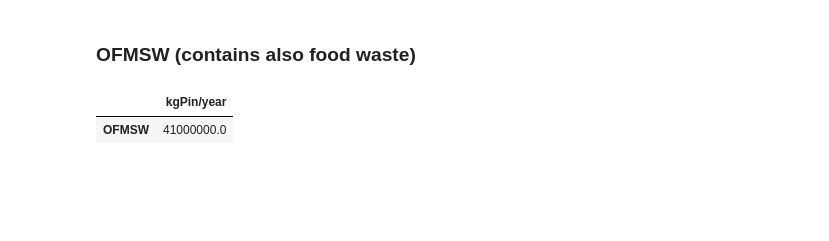
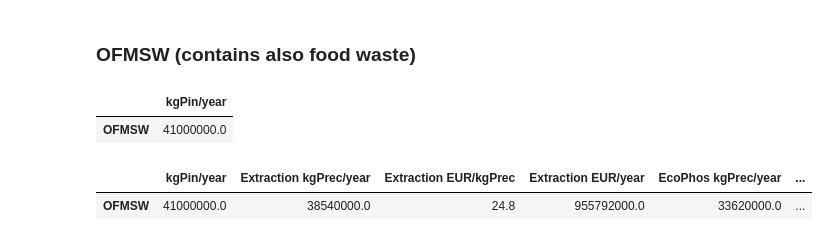
Before and after one commit to emartinher-ULaval/Ontario_P-FlowsRecovery, a Jupyter notebook: Data/PRecoeryOntario.ipynb, the cells around one changed output. Saved outputs shown, nothing was run; the diff lists cells and outputs as text; code cells hidden in the pictures; blank space fills up the shorter version.

```diff
--- a/Data/PRecoeryOntario.ipynb
+++ b/Data/PRecoeryOntario.ipynb
@@ -280,7 +338,7 @@ WWWTPs_Ontario_df
 | 24751 | The Corporation of the Township o... | Stayner Waste Water Treatment Plant | Stayner | ON | 44.4319 | -80.0854 | operational | 3543.0 | Simcoe | ... |
 | 25227 | Municipality of Strathroy-Caradoc | Strathroy WPCP | Strathroy | ON | 42.9513 | -81.6525 | operational | 3539.0 | Middlesex | ... |
 # %%
-PRecovery_WWWTPs_Ontario_df = WWWTPs_Ontario_df.copy()
+PRecovery_WWWTPsLiquid_Ontario_df = WWWTPsLiquid_Ontario_df.copy()
 
 PFlow_Type = 'WWTPLiquid'
 
@@ -289,18 +347,19 @@ SpecPRecCost_Param_WWTPLiquid = SpecPRecCost_Param.filter(regex=PFlow_Type)
 # for index, row in SpecPRecCost_Param_LiquidManure.iterrows():
 for tech in SpecPRecCost_Param_WWTPLiquid.columns:
     name = tech.rsplit('-')[0]
-    PRecovery_WWWTPs_Ontario_df[name + ' kgPrec/year'] = (PRecovery_WWWTPs_Ontario_df['kgPin/year']*
+    PRecovery_WWWTPsLiquid_Ontario_df[name + ' kgPrec/year'] = (PRecovery_WWWTPsLiquid_Ontario_df['kgPin/year']*
                                                               SpecPRecCost_Param_WWTPLiquid.loc['RecoveryEfficiency'][tech])
 
     TechParam = SpecPRecCost_Param.iloc[1:][tech].dropna().to_list()
 
-    PRecovery_WWWTPs_Ontario_df[name + ' EUR/kgPrec'] = SpecPRecCost(PFlow_Type, name, PRecovery_WWWTPs_Ontario_df[name + ' kgPrec/year'],
+    PRecovery_WWWTPsLiquid_Ontario_df[name + ' EUR/kgPrec'] = SpecPRecCost(PFlow_Type, name, PRecovery_WWWTPsLiquid_Ontario_df[name + ' kgPrec/year'],
                                                                          i=0.05, n=20, param=TechParam)
 
+    PRecovery_WWWTPsLiquid_Ontario_df[name + ' EUR/year'] = PRecovery_WWWTPsLiquid_Ontario_df[name + ' EUR/kgPrec']*PRecovery_WWWTPsLiquid_Ontario_df[name + ' kgPrec/year']
 
-PRecovery_WWWTPs_Ontario_df.to_csv('Results/PRecoveryAndCosts/PRecovery_WWWTPs_Ontario_df.csv')
+PRecovery_WWWTPsLiquid_Ontario_df.to_csv('Results/PRecoveryAndCosts/PRecovery_WWWTPsLiquid_Ontario_df.csv')
 
-PRecovery_WWWTPs_Ontario_df
+PRecovery_WWWTPsLiquid_Ontario_df
 # %% [output]
                                                 Owner Name                                        System Name                               City Province  Latitude  Longitude   System status   CDUID   ...
 ID_WSER
@@ -321,0 +383,10 @@ ID_WSER
+# %%
+WWWTPsSludge_Ontario_df = pd.read_csv('WWTPsData/wser_effluent (1).csv', sep=",", header=0, index_col=0)
+
+PWWTP_Liquid = 0.000452629303341566*1000 #kg/thousan m3; source: mwd.csv, the other table of Jorge
+P_LiquidFraction = 0.141
+P_SludgeFraction = 0.859
+
+WWWTPsSludge_Ontario_df['kgPin/year'] = (WWWTPsSludge_Ontario_df['Y2019']*PWWTP_Liquid*P_SludgeFraction)/P_LiquidFraction
+
+WWWTPsSludge_Ontario_df
@@ -361,6 +510,8 @@ for tech in SpecPRecCost_Param_SlaughterhouseWasteLiquid.columns:
     PRecovery_Slaughterhouse_Ontario_df[name + ' EUR/kgPrec'] = SpecPRecCost(PFlow_Type, name, PRecovery_Slaughterhouse_Ontario_df[name + ' kgPrec/year'],
                                                                          i=0.05, n=20, param=TechParam)
 
+    PRecovery_Slaughterhouse_Ontario_df[name + ' EUR/year'] = PRecovery_Slaughterhouse_Ontario_df[name + ' EUR/kgPrec']*PRecovery_Slaughterhouse_Ontario_df[name + ' kgPrec/year']
+
 
 
 PFlow_Type = 'SlaughterhouseWasteSolid'
@@ -376,6 +527,8 @@ for tech in SpecPRecCost_Param_SlaughterhouseWasteSolid.columns:
     PRecovery_Slaughterhouse_Ontario_df[name + ' EUR/kgPrec'] = SpecPRecCost(PFlow_Type, name, PRecovery_Slaughterhouse_Ontario_df[name + ' kgPrec/year'],
                                                                          i=0.05, n=20, param=TechParam)
 
+    PRecovery_Slaughterhouse_Ontario_df[name + ' EUR/year'] = PRecovery_Slaughterhouse_Ontario_df[name + ' EUR/kgPrec']*PRecovery_Slaughterhouse_Ontario_df[name + ' kgPrec/year']
+
 
 
 PRecovery_Slaughterhouse_Ontario_df.to_csv('Results/PRecoveryAndCosts/PRecovery_Slaughterhouse_Ontario_df.csv')
@@ -399,24 +552,29 @@ OFMSW_Ontario_df
 |  | kgPin/year |
 | OFMSW | 41000000.0 |
 # %%
-PRecovery_WWWTPs_Ontario_df = WWWTPs_Ontario_df.copy()
+PRecovery_OFMSW_Ontario_df = OFMSW_Ontario_df.copy()
 
-PFlow_Type = 'WWTPLiquid'
+PFlow_Type = 'OFMSW'
 
-SpecPRecCost_Param_WWTPLiquid = SpecPRecCost_Param.filter(regex=PFlow_Type)
+SpecPRecCost_Param_OFMSW = SpecPRecCost_Param.filter(regex=PFlow_Type)
 
 # for index, row in SpecPRecCost_Param_LiquidManure.iterrows():
-for tech in SpecPRecCost_Param_WWTPLiquid.columns:
+for tech in SpecPRecCost_Param_OFMSW.columns:
     name = tech.rsplit('-')[0]
-    PRecovery_WWWTPs_Ontario_df[name + ' kgPrec/year'] = (PRecovery_WWWTPs_Ontario_df['kgPin/year']*
-                                                              SpecPRecCost_Param_WWTPLiquid.loc['RecoveryEfficiency'][tech])
+    PRecovery_OFMSW_Ontario_df[name + ' kgPrec/year'] = (PRecovery_OFMSW_Ontario_df['kgPin/year']*
+                                                              SpecPRecCost_Param_OFMSW.loc['RecoveryEfficiency'][tech])
 
     TechParam = SpecPRecCost_Param.iloc[1:][tech].dropna().to_list()
 
-    PRecovery_WWWTPs_Ontario_df[name + ' EUR/kgPrec'] = SpecPRecCost(PFlow_Type, name, PRecovery_WWWTPs_Ontario_df[name + ' kgPrec/year'],
+    PRecovery_OFMSW_Ontario_df[name + ' EUR/kgPrec'] = SpecPRecCost(PFlow_Type, name, PRecovery_OFMSW_Ontario_df[name + ' kgPrec/year'],
                                                                          i=0.05, n=20, param=TechParam)
 
+    PRecovery_OFMSW_Ontario_df[name + ' EUR/year'] = PRecovery_OFMSW_Ontario_df[name + ' EUR/kgPrec']*PRecovery_OFMSW_Ontario_df[name + ' kgPrec/year']
 
-PRecovery_WWWTPs_Ontario_df.to_csv('Results/PRecoveryAndCosts/PRecovery_WWWTPs_Ontario_df.csv')
 
-PRecovery_WWWTPs_Ontario_df
+PRecovery_OFMSW_Ontario_df.to_csv('Results/PRecoveryAndCosts/PRecovery_OFMSW_Ontario_df.csv')
+
+PRecovery_OFMSW_Ontario_df
+# %% [output]
+|  | kgPin/year | Extraction kgPrec/year | Extraction EUR/kgPrec | Extraction EUR/year | EcoPhos kgPrec/year | ... |
+| OFMSW | 41000000.0 | 38540000.0 | 24.8 | 955792000.0 | 33620000.0 | ... |
```
Also changed, not shown: parts of 12 cells of this notebook, 13 other files.
